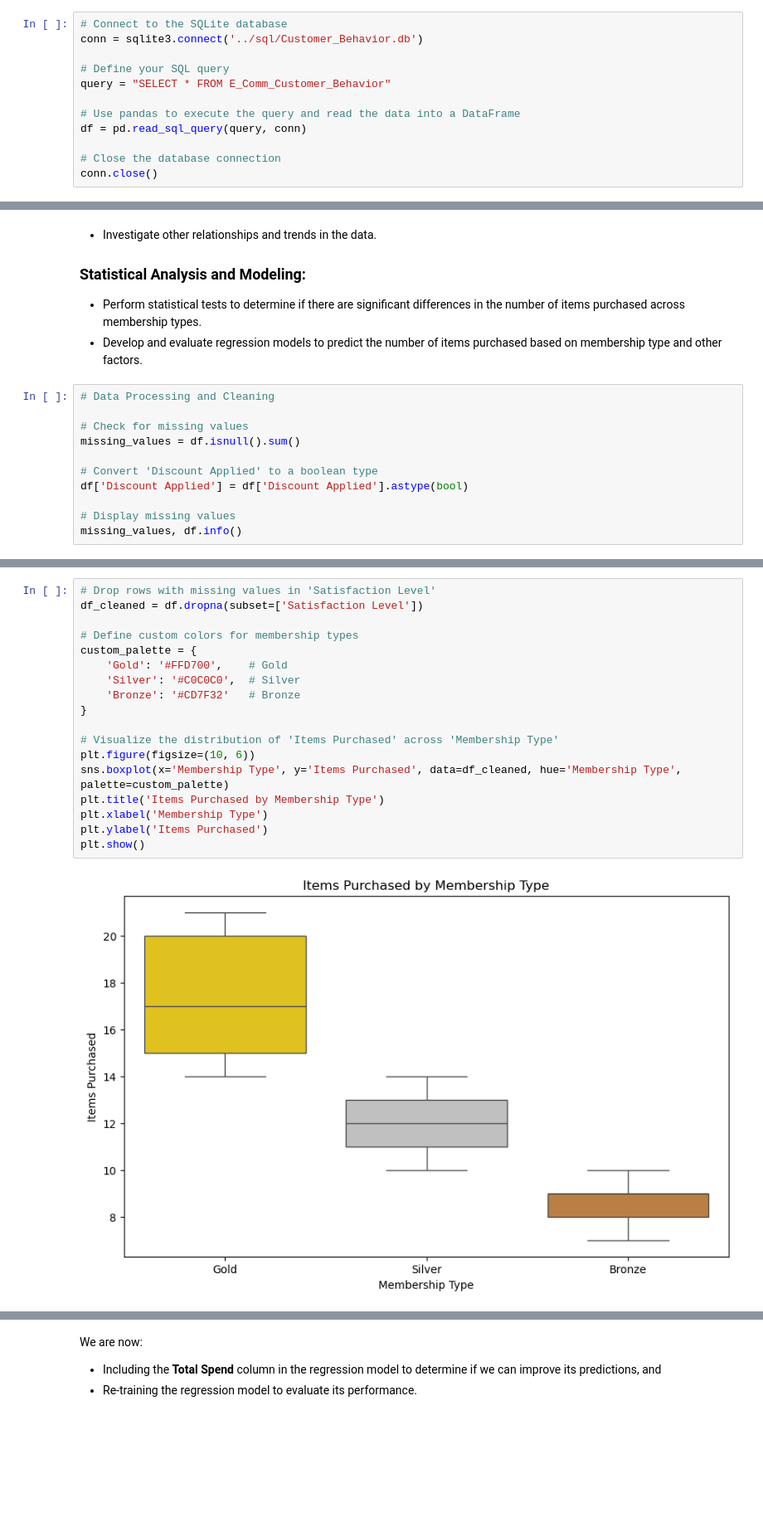
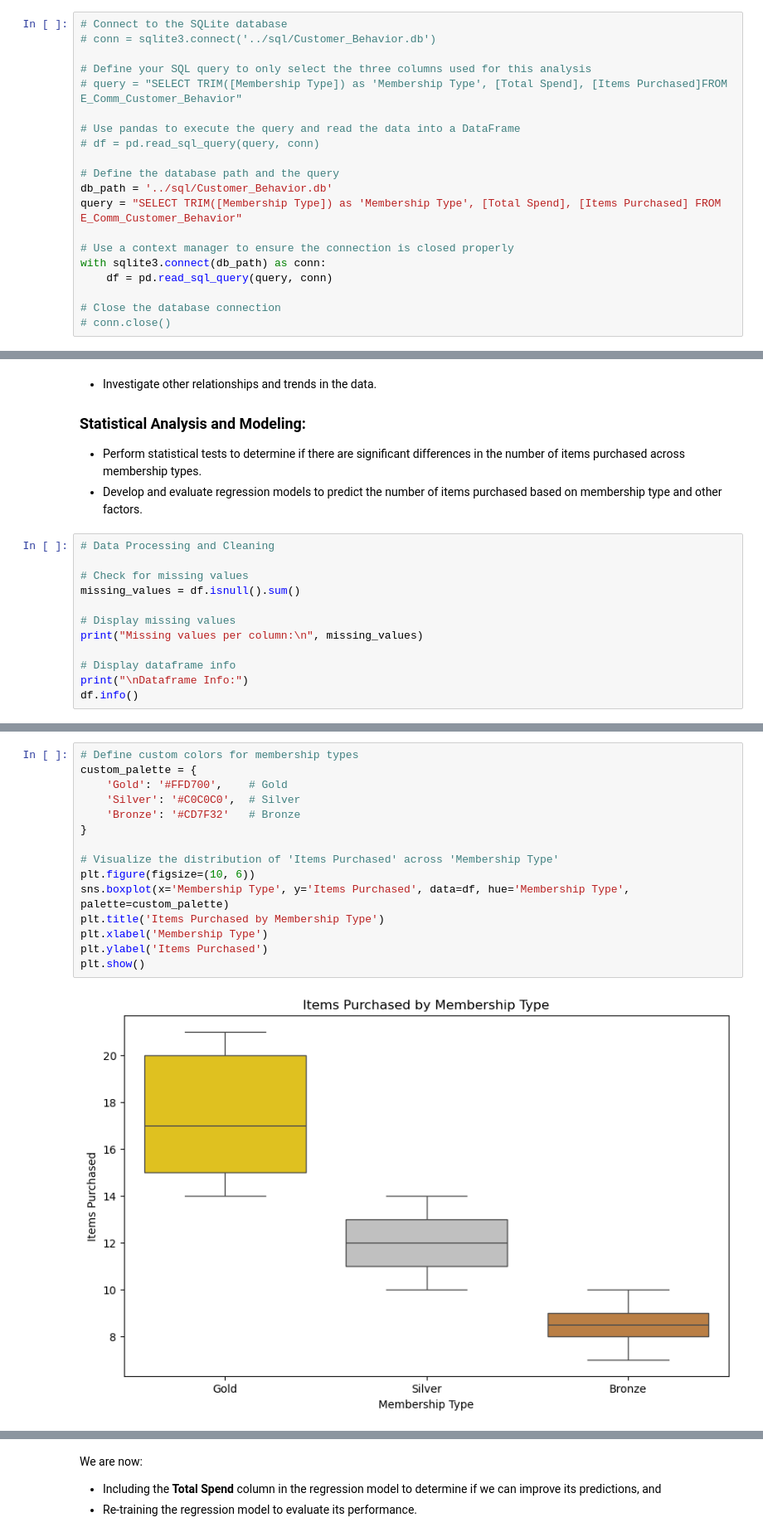
Before and after one commit to efantinatti/team_project-13, a Jupyter notebook: data/Code/Membership_Level_Purchase_Analysis.ipynb, the cells around one changed output, grey strips where cells are left out. Shown at 83% size. Cells and saved outputs as stored; diff of their text form; blank space fills up the shorter version.

```diff
--- a/data/Code/Membership_Level_Purchase_Analysis.ipynb
+++ b/data/Code/Membership_Level_Purchase_Analysis.ipynb
@@ -14,15 +18,23 @@ from sklearn.model_selection import train_test_split
 # %%
 # Connect to the SQLite database
-conn = sqlite3.connect('../sql/Customer_Behavior.db')
+# conn = sqlite3.connect('../sql/Customer_Behavior.db')
 
-# Define your SQL query
-query = "SELECT * FROM E_Comm_Customer_Behavior"
+# Define your SQL query to only select the three columns used for this analysis
+# query = "SELECT TRIM([Membership Type]) as 'Membership Type', [Total Spend], [Items Purchased]FROM E_Comm_Customer_Behavior"
 
 # Use pandas to execute the query and read the data into a DataFrame
-df = pd.read_sql_query(query, conn)
+# df = pd.read_sql_query(query, conn)
+
+# Define the database path and the query
+db_path = '../sql/Customer_Behavior.db'
+query = "SELECT TRIM([Membership Type]) as 'Membership Type', [Total Spend], [Items Purchased] FROM E_Comm_Customer_Behavior"
+
+# Use a context manager to ensure the connection is closed properly
+with sqlite3.connect(db_path) as conn:
+    df = pd.read_sql_query(query, conn)
 
 # Close the database connection
-conn.close()
+# conn.close()
 # %% [markdown]
 Let's review, describe, and print the dataset.
 # %%
@@ -119,9 +88,10 @@ Satisfaction Level| The satisfaction level of the customer.
 # Check for missing values
 missing_values = df.isnull().sum()
 
-# Convert 'Discount Applied' to a boolean type
-df['Discount Applied'] = df['Discount Applied'].astype(bool)
+# Display missing values
+print("Missing values per column:\n", missing_values)
 
-# Display missing values
-missing_values, df.info()
+# Display dataframe info
+print("\nDataframe Info:")
+df.info()
 # %% [output]
@@ -165,20 +119,17 @@ Then, we'll visualize and compare the number of items purchased across different
 # %%
-# Drop rows with missing values in 'Satisfaction Level'
-df_cleaned = df.dropna(subset=['Satisfaction Level'])
-
 # Define custom colors for membership types
 custom_palette = {
     'Gold': '#FFD700',    # Gold
     'Silver': '#C0C0C0',  # Silver
     'Bronze': '#CD7F32'   # Bronze
 }
 
 # Visualize the distribution of 'Items Purchased' across 'Membership Type'
 plt.figure(figsize=(10, 6))
-sns.boxplot(x='Membership Type', y='Items Purchased', data=df_cleaned, hue='Membership Type', palette=custom_palette)
+sns.boxplot(x='Membership Type', y='Items Purchased', data=df, hue='Membership Type', palette=custom_palette)
 plt.title('Items Purchased by Membership Type')
 plt.xlabel('Membership Type')
 plt.ylabel('Items Purchased')
 plt.show()
 # %% [output]
-[figure, old version]
+[figure, new version]
```
Also changed, not shown: parts of 31 cells of this notebook, 2 other files.
